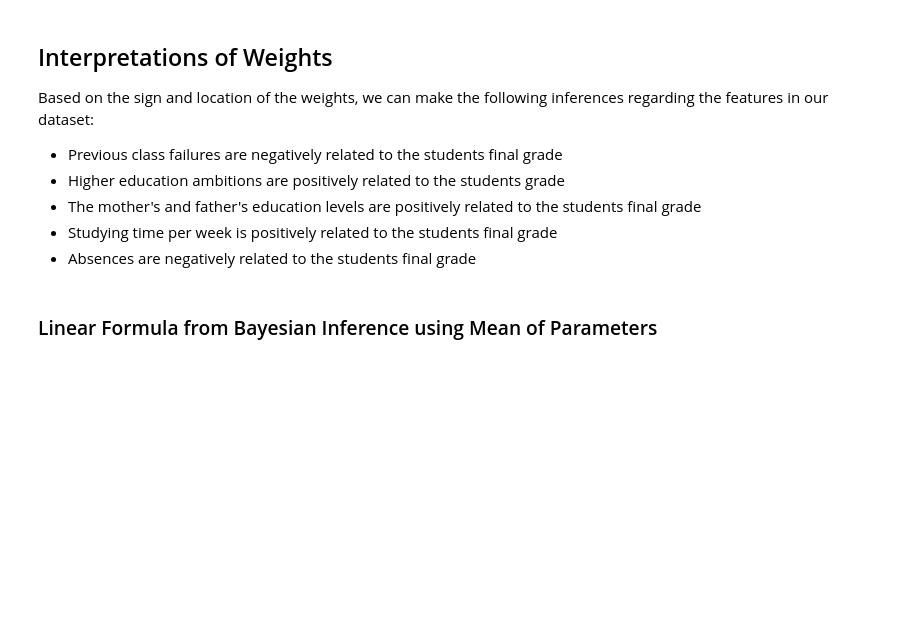
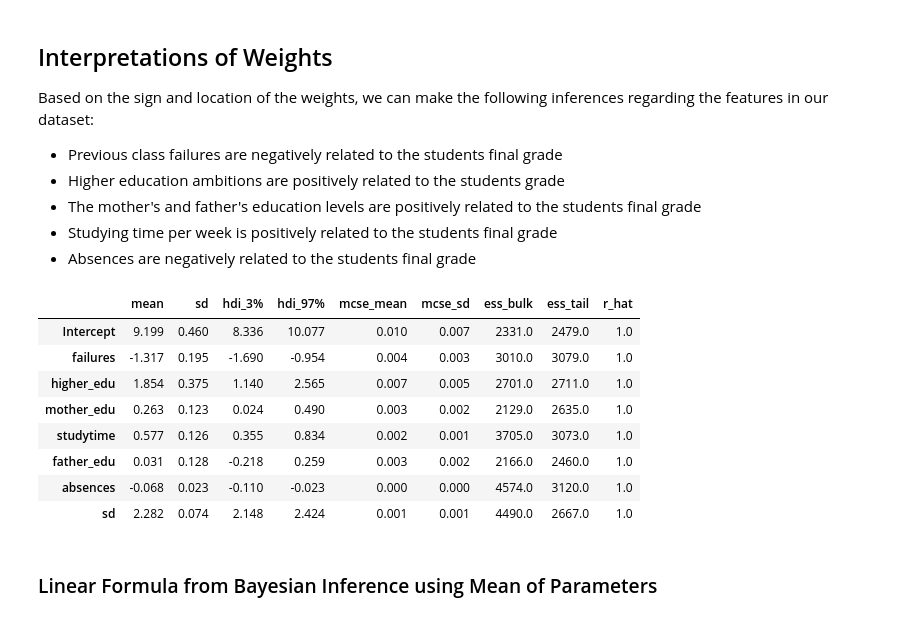
Before and after one commit to thistleknot/python-ml, a Jupyter notebook: code/Bayesian Linear Regression Project.ipynb, the cells around one changed output. Saved outputs shown, nothing was run; the diff lists cells and outputs as text; code cells hidden in the pictures; blank space fills up the shorter version.

```diff
--- a/code/Bayesian Linear Regression Project.ipynb
+++ b/code/Bayesian Linear Regression Project.ipynb
@@ -626,7 +635,17 @@ Based on the sign and location of the weights, we can make the following inferen
 * Studying time per week is positively related to the students final grade
 * Absences are negatively related to the students final grade
 # %%
-pm.df_summary(normal_trace)
+pm.summary(normal_trace)
+# %% [output]
+|  | mean | sd | hdi_3% | hdi_97% | mcse_mean | mcse_sd | ess_bulk | ess_tail | r_hat |
+| Intercept | 9.199 | 0.460 | 8.336 | 10.077 | 0.010 | 0.007 | 2331.0 | 2479.0 | 1.0 |
+| failures | -1.317 | 0.195 | -1.690 | -0.954 | 0.004 | 0.003 | 3010.0 | 3079.0 | 1.0 |
+| higher_edu | 1.854 | 0.375 | 1.140 | 2.565 | 0.007 | 0.005 | 2701.0 | 2711.0 | 1.0 |
+| mother_edu | 0.263 | 0.123 | 0.024 | 0.490 | 0.003 | 0.002 | 2129.0 | 2635.0 | 1.0 |
+| studytime | 0.577 | 0.126 | 0.355 | 0.834 | 0.002 | 0.001 | 3705.0 | 3073.0 | 1.0 |
+| father_edu | 0.031 | 0.128 | -0.218 | 0.259 | 0.003 | 0.002 | 2166.0 | 2460.0 | 1.0 |
+| absences | -0.068 | 0.023 | -0.110 | -0.023 | 0.000 | 0.000 | 4574.0 | 3120.0 | 1.0 |
+| sd | 2.282 | 0.074 | 2.148 | 2.424 | 0.001 | 0.001 | 4490.0 | 2667.0 | 1.0 |
 # %% [markdown]
 ### Linear Formula from Bayesian Inference using Mean of Parameters
 # %%
```
Also changed, not shown: parts of 21 cells of this notebook.
